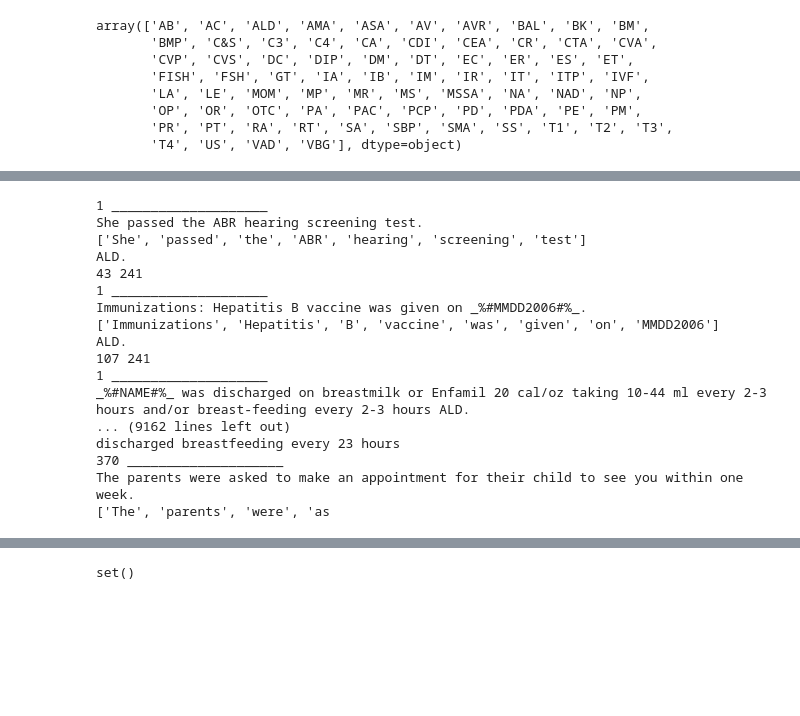
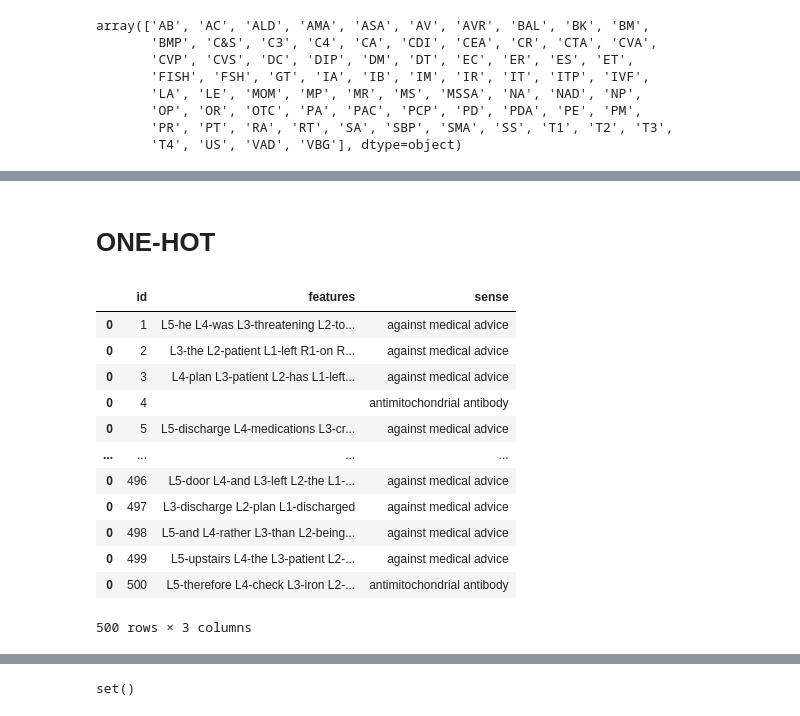
Before and after one commit to RaterBai/Clinical-NLP-Group-Project, a Jupyter notebook: group assignment/code/generate_features.ipynb, the cells around one changed output, grey strips where cells are left out. Drawn from its saved outputs; the diff is of its cells as text; code cells hidden in the pictures; blank space fills up the shorter version.

Commit message:
fix bug on direction_num_features and add one_hot vector to decide window size

```diff
--- a/group assignment/code/generate_features.ipynb
+++ b/group assignment/code/generate_features.ipynb
@@ -127,11 +119,11 @@ def derive_features(abbrev, window_size, replace = True):  # replace = True, rep
             sentence_length += (len(sent)+1)
             words = [word for word in word_tokenize(sent) if word not in string.punctuation]
 
-            print(id, "____________________")
-            print(sent)
-            print(words)
-            print(target_word)
-            print(sentence_length, end_pos)
+#             print(id, "____________________")
+#             print(sent)
+#             print(words)
+#             print(target_word)
+#             print(sentence_length, end_pos)
             if sentence_length >= end_pos and (abbrev in words or target_word in words) and detect:
                 #print(words)
                 #print(sent)
@@ -160,6 +152,9 @@ def derive_features(abbrev, window_size, replace = True):  # replace = True, rep
                     #while words[j] != target_word:
                     while words[j] != abbrev:
                         words[j] = ''.join(ch for ch in words[j] if ch not in exclude)
+                        if replace:
+                            words[j] = re.sub("\d+", "0", words[j])
+                            words[j] = re.sub("\d+\.\d+", "0", words[j])
                         # remove punctuation from the word, meant to fix problem in word tokenization
                         # but may cause problem, e.g. p.r.n --> prn
                         # may remove later
@@ -174,6 +169,9 @@ def derive_features(abbrev, window_size, replace = True):  # replace = True, rep
                     starting = 0
                     for k in range(window_size):
                         words[j] = ''.join(ch for ch in words[j] if ch not in exclude)
+                        if replace:
+                            words[j] = re.sub("\d+", "0", words[j])
+                            words[j] = re.sub("\d+\.\d+", "0", words[j])
                         left_features.append(words[j].lower())
                         left_features_direction.append("L-" + words[j].lower())
                         left_features_direction_num.append("L" + str(window_size-starting) + "-" + words[j].lower())
@@ -187,6 +185,9 @@ def derive_features(abbrev, window_size, replace = True):  # replace = True, rep
                     starting = 1
                     while j != len(words):
                         words[j] = ''.join(ch for ch in words[j] if ch not in exclude)
+                        if replace:
+                            words[j] = re.sub("\d+", "0", words[j])
+                            words[j] = re.sub("\d+\.\d+", "0", words[j])
                         right_features.append(words[j].lower())
                         right_features_direction.append("R-" + words[j].lower())
                         right_features_direction_num.append("R" + str(starting) + "-" + words[j].lower())
@@ -197,6 +198,9 @@ def derive_features(abbrev, window_size, replace = True):  # replace = True, rep
                     starting = 1
                     for k in range(window_size):
                         words[j] = ''.join(ch for ch in words[j] if ch not in exclude)
+                        if replace:
+                            words[j] = re.sub("\d+", "0", words[j])
+                            words[j] = re.sub("\d+\.\d+", "0", words[j])
                         right_features.append(words[j].lower())
                         right_features_direction.append("R-" + words[j].lower())
                         right_features_direction_num.append("R" + str(starting) + "-" + words[j].lower())
@@ -207,7 +211,7 @@ def derive_features(abbrev, window_size, replace = True):  # replace = True, rep
                 right_features_str = " ".join(right_features)
                 features = left_features_str + " " + right_features_str
 
-                print(features)
+#                 print(features)
 
                 left_features_direction_str = " ".join(left_features_direction)
                 right_features_direction_str = " ".join(right_features_direction)
@@ -218,16 +222,16 @@ def derive_features(abbrev, window_size, replace = True):  # replace = True, rep
                 features_direction_num = left_features_direction_num_str + " " + right_features_direction_num_str
                 #print(features_direction_num)
 
-                if replace:
-                    features = re.sub("\d+", "0", features)
-                    features = re.sub("\d+\.\d+", "0", features)
+#                 if replace:
+#                     features = re.sub("\d+", "0", features)
+#                     features = re.sub("\d+\.\d+", "0", features)
 
-                    features_direction = re.sub("\d+", "0", features_direction)
-                    features_direction = re.sub("\d+\.\d+", "0", features_direction)
+#                     features_direction = re.sub("\d+", "0", features_direction)
+#                     features_direction = re.sub("\d+\.\d+", "0", features_direction)
 
-                    features_direction_num = re.sub("\d+", "0", features_direction_num)
-                    features_direction_num = re.sub("\d+\.\d+", "0", features_direction_num)
-
+#                     features_direction_num = features_direction_num+re.sub("\d+", "0", features_direction_num)
+#                     features_direction_num = features_direction_num+re.sub("\d+\.\d+", "0", features_direction_num)
+#                     print(features_direction_num)
                 original_features = pd.concat([original_features, pd.DataFrame({"id" : [id],
                                                                                "features" : [features],
                                                                                "sense" : [sense]})])
@@ -243,22 +247,22 @@ def derive_features(abbrev, window_size, replace = True):  # replace = True, rep
         sample_num += 1
     return([original_features, direction_features, direction_num_features])
 # %%
-ar1, br1, cr1 = derive_features('ALD', 5, replace=True)
+ar1, br1, cr1 = derive_features('AMA', 5, replace=True)
-# %% [output]
-1 ____________________
-She passed the ABR hearing screening test.
-['She', 'passed', 'the', 'ABR', 'hearing', 'screening', 'test']
-ALD.
-43 241
-1 ____________________
-Immunizations: Hepatitis B vaccine was given on _%#MMDD2006#%_.
-['Immunizations', 'Hepatitis', 'B', 'vaccine', 'was', 'given', 'on', 'MMDD2006']
-ALD.
-107 241
-1 ____________________
-_%#NAME#%_ was discharged on breastmilk or Enfamil 20 cal/oz taking 10-44 ml every 2-3 hours and/or breast-feeding every 2-3 hours ALD.
-... (9162 lines left out)
-discharged breastfeeding every 23 hours
-370 ____________________
-The parents were asked to make an appointment for their child to see you within one week.
-['The', 'parents', 'were', 'as
+# %% [markdown]
+# ONE-HOT
+# %%
+cr1
+# %% [output]
+|  | id | features | sense |
+| 0 | 1 | L5-he L4-was L3-threatening L2-to... | against medical advice |
+| 0 | 2 | L3-the L2-patient L1-left R1-on R... | against medical advice |
+| 0 | 3 | L4-plan L3-patient L2-has L1-left... | against medical advice |
+| 0 | 4 |  | antimitochondrial antibody |
+| 0 | 5 | L5-discharge L4-medications L3-cr... | against medical advice |
+| ... | ... | ... | ... |
+| 0 | 496 | L5-door L4-and L3-left L2-the L1-... | against medical advice |
+| 0 | 497 | L3-discharge L2-plan L1-discharged | against medical advice |
+| 0 | 498 | L5-and L4-rather L3-than L2-being... | against medical advice |
+| 0 | 499 | L5-upstairs L4-the L3-patient L2-... | against medical advice |
+| 0 | 500 | L5-therefore L4-check L3-iron L2-... | antimitochondrial antibody |
+500 rows × 3 columns
```
Also changed, not shown: parts of 25 cells of this notebook.
